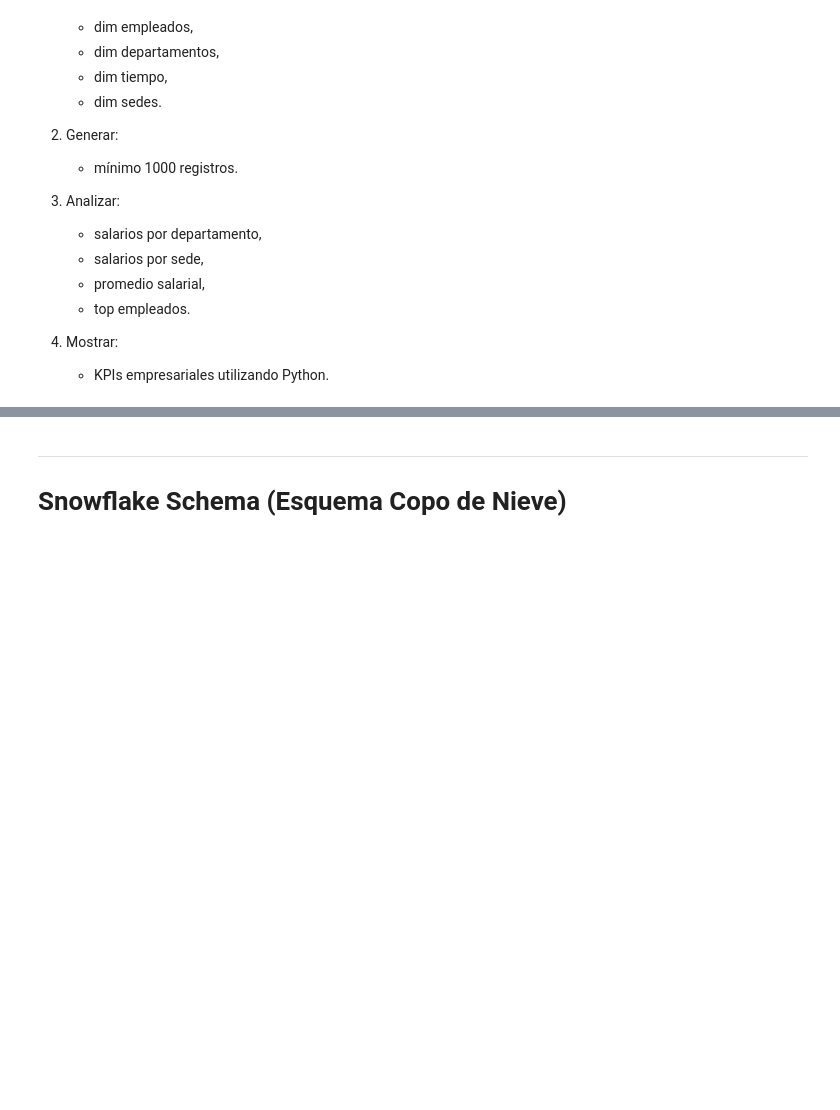
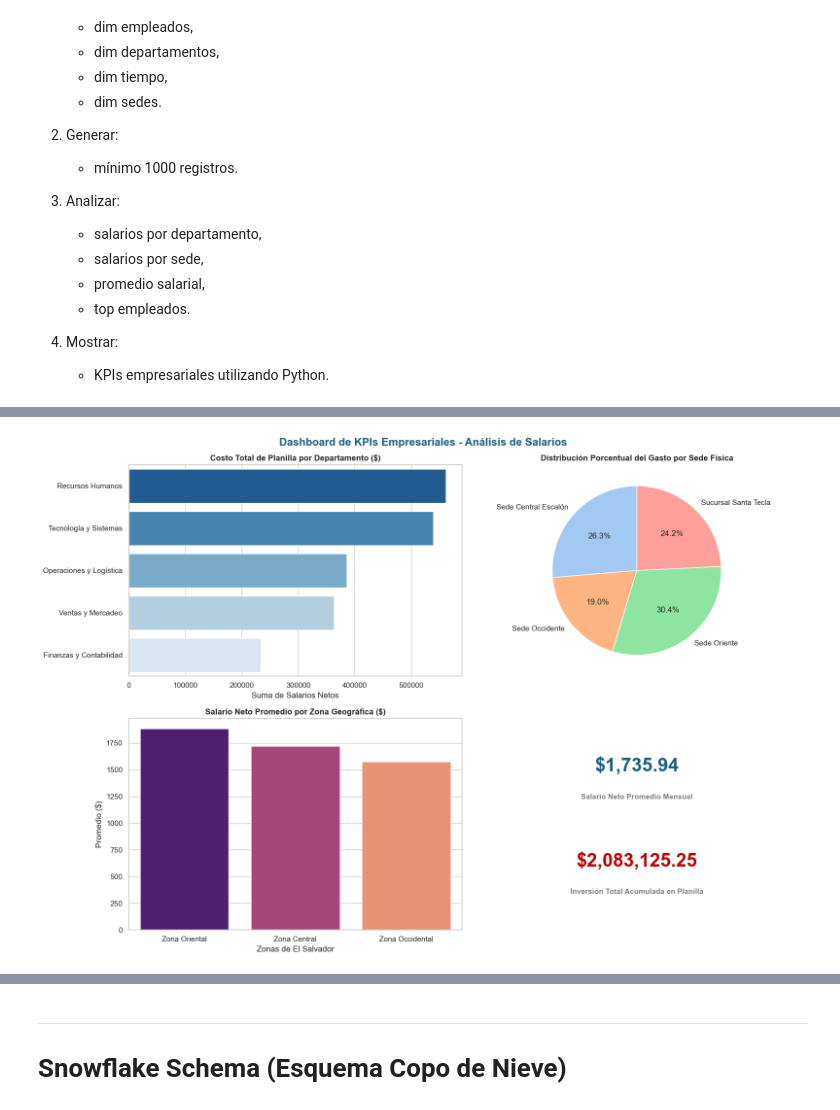
Before and after one commit to jonh-rdz/ModeladoDatosAnaliticos2, a Jupyter notebook: mda.ipynb, the cells around one changed output, grey strips where cells are left out. Saved outputs shown, nothing was run; the diff lists cells and outputs as text; code cells hidden in the pictures; blank space fills up the shorter version.

```diff
--- a/mda.ipynb
+++ b/mda.ipynb
@@ -54,2 +410,98 @@ DIM_CLIENTES ----- DIM_REGIONES
 # %%
-# Codigo Python
+import pandas as pd
+import pymysql
+import matplotlib.pyplot as plt
+import seaborn as sns
+
+# 1. CONEXIÓN A LA BASE DE DATOS
+# Modifica 'tu_password' con la contraseña real de tu MySQL Workbench
+conexion = pymysql.connect(
+    host="localhost",
+    user="root",
+    password="root",
+    database="star_schema"
+)
+
+# 2. EXTRACCIÓN DE DATOS UNIFICADOS
+# Traemos la información numérica de la tabla Fact cruzada con las dimensiones descriptivas
+query_kpi = """
+SELECT
+    d.nombre_departamento AS departamento,
+    s.nombre_sede AS sede,
+    s.zona_geografica AS zona,
+    f.salario_neto
+FROM FACT_SALARIOS f
+JOIN DIM_DEPARTAMENTOS d ON f.departamento_key = d.departamento_key
+JOIN DIM_SEDES s ON f.sede_key = s.sede_key;
+"""
+
+df = pd.read_sql(query_kpi, conexion)
+conexion.close()  # Cerramos la conexión para liberar recursos
+
+# 3. CONFIGURACIÓN DEL LIENZO DE GRÁFICOS
+sns.set_theme(style="whitegrid")
+fig, axes = plt.subplots(2, 2, figsize=(16, 11))
+fig.suptitle('Dashboard de KPIs Empresariales - Análisis de Salarios', fontsize=16, fontweight='bold', color='#1a5f7a')
+
+# ========================================================
+# KPI 1: Costo Total de Planilla por Departamento (Barras Horizontales)
+# ========================================================
+df_depto = df.groupby('departamento')['salario_neto'].sum().reset_index().sort_values(by='salario_neto', ascending=False)
+sns.barplot(
+    data=df_depto,
+    x='salario_neto',
+    y='departamento',
+    ax=axes[0, 0],
+    palette='Blues_r'
+)
+axes[0, 0].set_title('Costo Total de Planilla por Departamento ($)', fontsize=12, fontweight='bold')
+axes[0, 0].set_xlabel('Suma de Salarios Netos')
+axes[0, 0].set_ylabel('')
+
+# ========================================================
+# KPI 2: Distribución del Gasto Salarial por Sede (Gráfico de Pastel)
+# ========================================================
+df_sede = df.groupby('sede')['salario_neto'].sum().reset_index()
+axes[0, 1].pie(
+    df_sede['salario_neto'],
+    labels=df_sede['sede'],
+    autopct='%1.1f%%',
+    colors=sns.color_palette('pastel'),
+    startangle=90
+)
+axes[0, 1].set_title('Distribución Porcentual del Gasto por Sede Física', fontsize=12, fontweight='bold')
+
+# ========================================================
+# KPI 3: Salario Neto Promedio por Zona Geográfica (Barras Verticales)
+# ========================================================
+df_zona = df.groupby('zona')['salario_neto'].mean().reset_index().sort_values(by='salario_neto', ascending=False)
+sns.barplot(
+    data=df_zona,
+    x='zona',
+    y='salario_neto',
+    ax=axes[1, 0],
+    palette='magma'
+)
+axes[1, 0].set_title('Salario Neto Promedio por Zona Geográfica ($)', fontsize=12, fontweight='bold')
+axes[1, 0].set_xlabel('Zonas de El Salvador')
+axes[1, 0].set_ylabel('Promedio ($)')
+
+# ========================================================
+# KPI 4: Tarjeta de Métricas Globales (Estilo Cuadro de Control)
+# ========================================================
+axes[1, 1].axis('off')  # Ocultamos la cuadrícula para diseñar texto limpio
+promedio_global = df['salario_neto'].mean()
+planilla_anual = df['salario_neto'].sum()
+
+# Dibujar métrica de Promedio Mensual
+axes[1, 1].text(0.5, 0.75, f"${promedio_global:,.2f}", fontsize=28, weight='bold', ha='center', color='#1a5f7a')
+axes[1, 1].text(0.5, 0.62, "Salario Neto Promedio Mensual", fontsize=11, ha='center', color='gray', weight='bold')
+
+# Dibujar métrica de Inversión Total Histórica
+axes[1, 1].text(0.5, 0.30, f"${planilla_anual:,.2f}", fontsize=28, weight='bold', ha='center', color='#b70404')
+axes[1, 1].text(0.5, 0.17, "Inversión Total Acumulada en Planilla", fontsize=11, ha='center', color='gray', weight='bold')
+
+# Ajustar márgenes para que no se encimen los textos
+plt.tight_layout()
+plt.show()
+# %% [output]
@@ -56 +515,2 @@ DIM_CLIENTES ----- DIM_REGIONES
+[figure, added]
 # %% [markdown]
```
Also changed, not shown: parts of 9 cells of this notebook, 2 other files.
